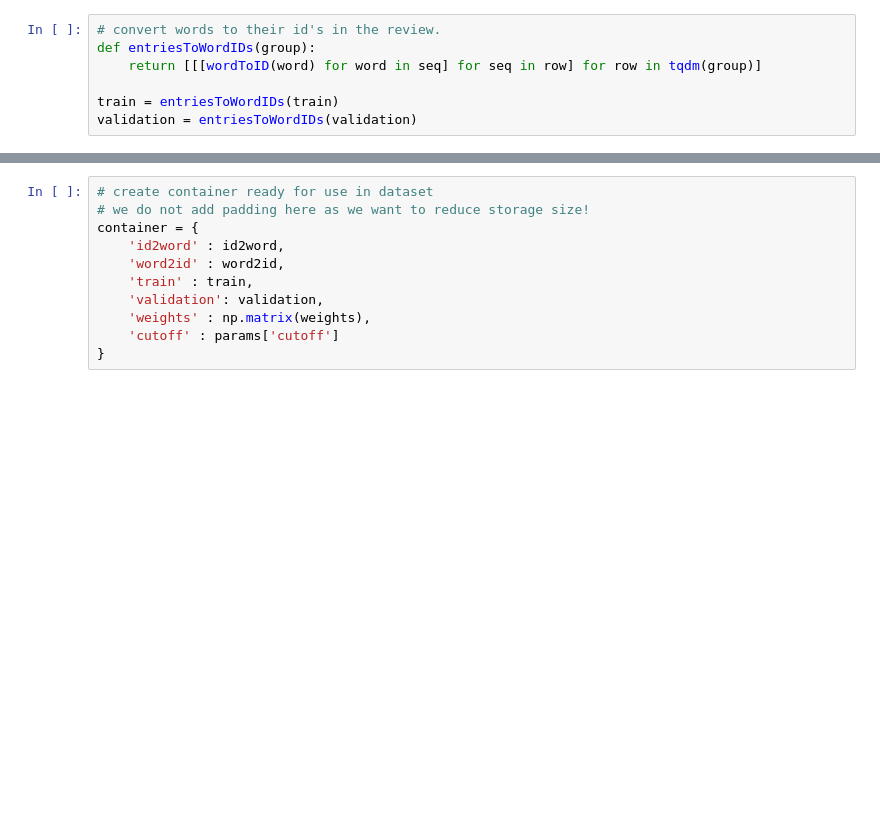
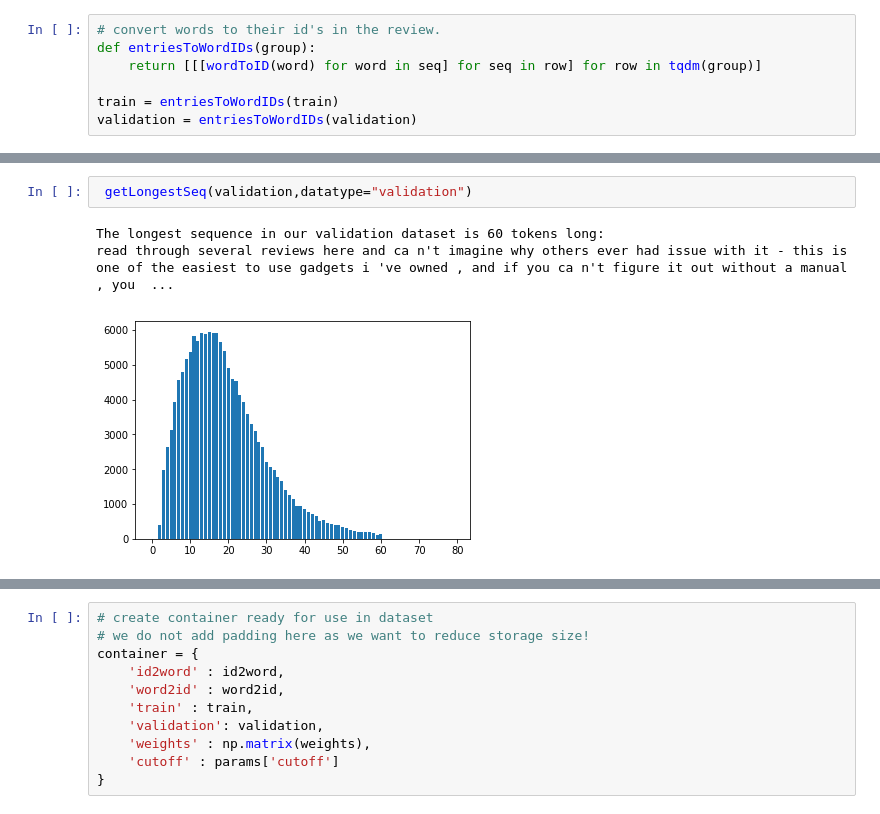
Before and after one commit to thien/iso, a Jupyter notebook: code/Data Preprocessing.ipynb, the cells around one changed output, grey strips where cells are left out. Saved outputs shown, nothing was run; the diff lists cells and outputs as text; blank space fills up the shorter version.

```diff
--- a/code/Data Preprocessing.ipynb
+++ b/code/Data Preprocessing.ipynb
@@ -432,3 +423,9 @@ plt.show()
+# %%
+ getLongestSeq(validation,datatype="validation")
+# %% [output]
+The longest sequence in our validation dataset is 60 tokens long:
+read through several reviews here and ca n't imagine why others ever had issue with it - this is one of the easiest to use gadgets i 've owned , and if you ca n't figure it out without a manual , you  ...
+[figure, added]
 # %%
 print("Cutoff sequence length:", params['cutoff'])
 # %% [output]
```
Also changed, not shown: parts of 33 cells of this notebook.
